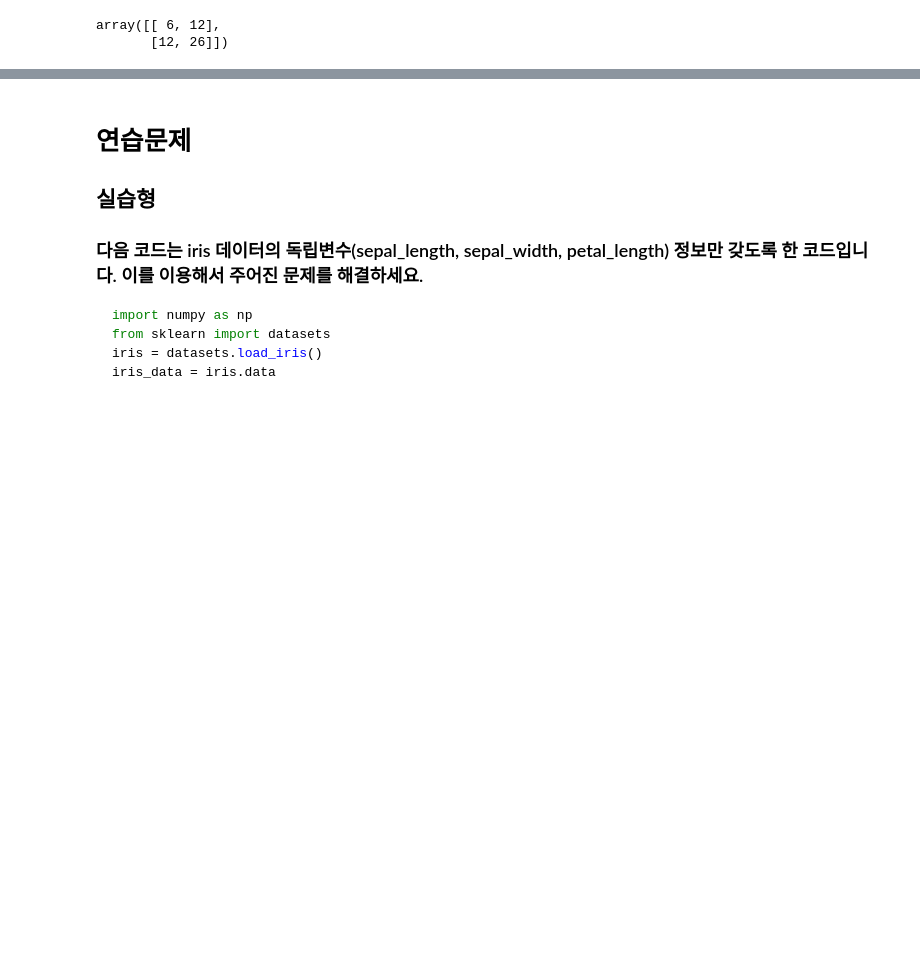
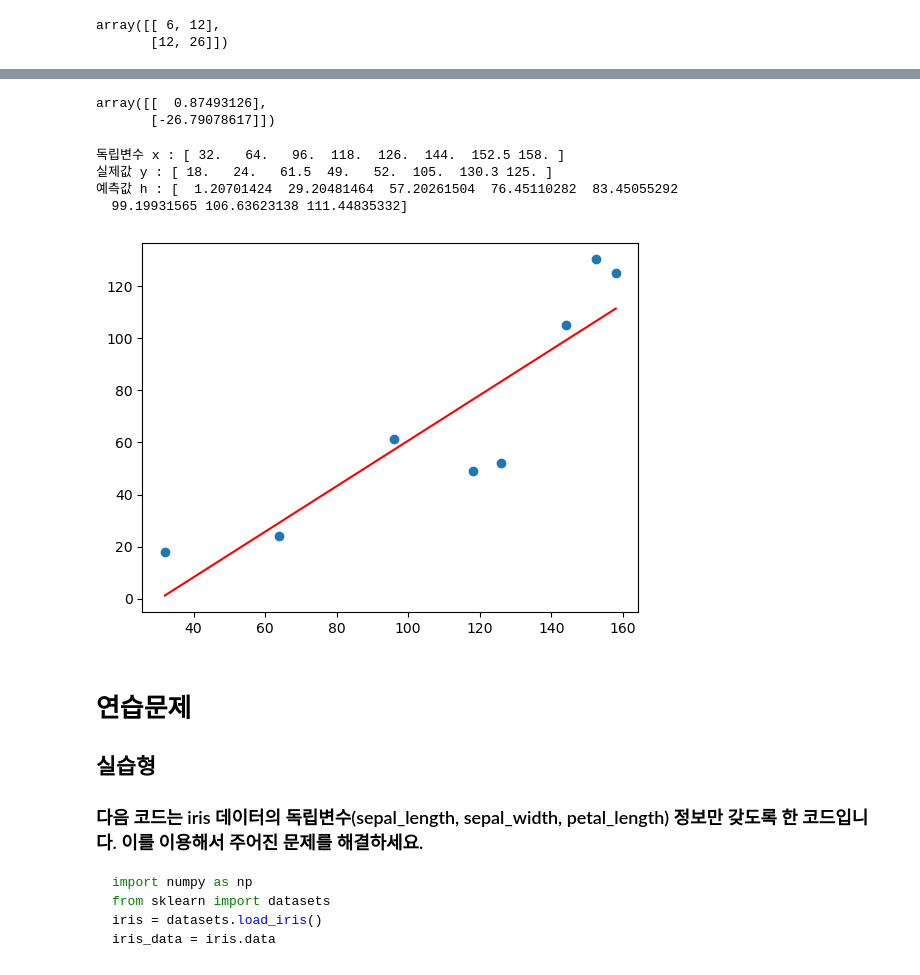
Before and after one commit to seungdobaek/ai_x, a Jupyter notebook: source/01_python/ch10_N차원배열_4~6절.ipynb, the cells around one changed output, grey strips where cells are left out. Drawn from its saved outputs; the diff is of its cells as text; code cells hidden in the pictures; blank space fills up the shorter version.

```diff
--- a/source/01_python/ch10_N차원배열_4~6절.ipynb
+++ b/source/01_python/ch10_N차원배열_4~6절.ipynb
@@ -280,0 +335,7 @@ array([[ 6, 12],
+# %%
+x = np.array([32, 64, 96, 118 , 126 , 144 , 152.5 , 158])
+y = np.array([18, 24, 61.5, 49, 52, 105, 130.3, 125])
+# %%
+X = np.c_[x, np.ones(len(x))]
+Y = y.reshape(-1, 1)
+X, Y
@@ -281,3 +364,25 @@ array([[ 6, 12],
+# %%
+wb = np.linalg.inv(X.T @ X) @ X.T @ Y
+wb
+# %% [output]
+array([[  0.87493126],
+       [-26.79078617]])
+# %%
+print('독립변수 x :', x)
+print('실제값 y :', y)
+h = wb[0]*x + wb[1]
+print('예측값 h :', h)
+# %% [output]
+독립변수 x : [ 32.   64.   96.  118.  126.  144.  152.5 158. ]
+실제값 y : [ 18.   24.   61.5  49.   52.  105.  130.3 125. ]
+예측값 h : [  1.20701424  29.20481464  57.20261504  76.45110282  83.45055292
+  99.19931565 106.63623138 111.44835332]
+# %%
+plt.plot(x, h, c='r')
+plt.scatter(x,y)
+plt.show()
+# %% [output]
+[figure, added]
 # %% [markdown]
 # 연습문제
 ## 실습형
```
Also changed, not shown: parts of 27 cells of this notebook, 7 other files.
